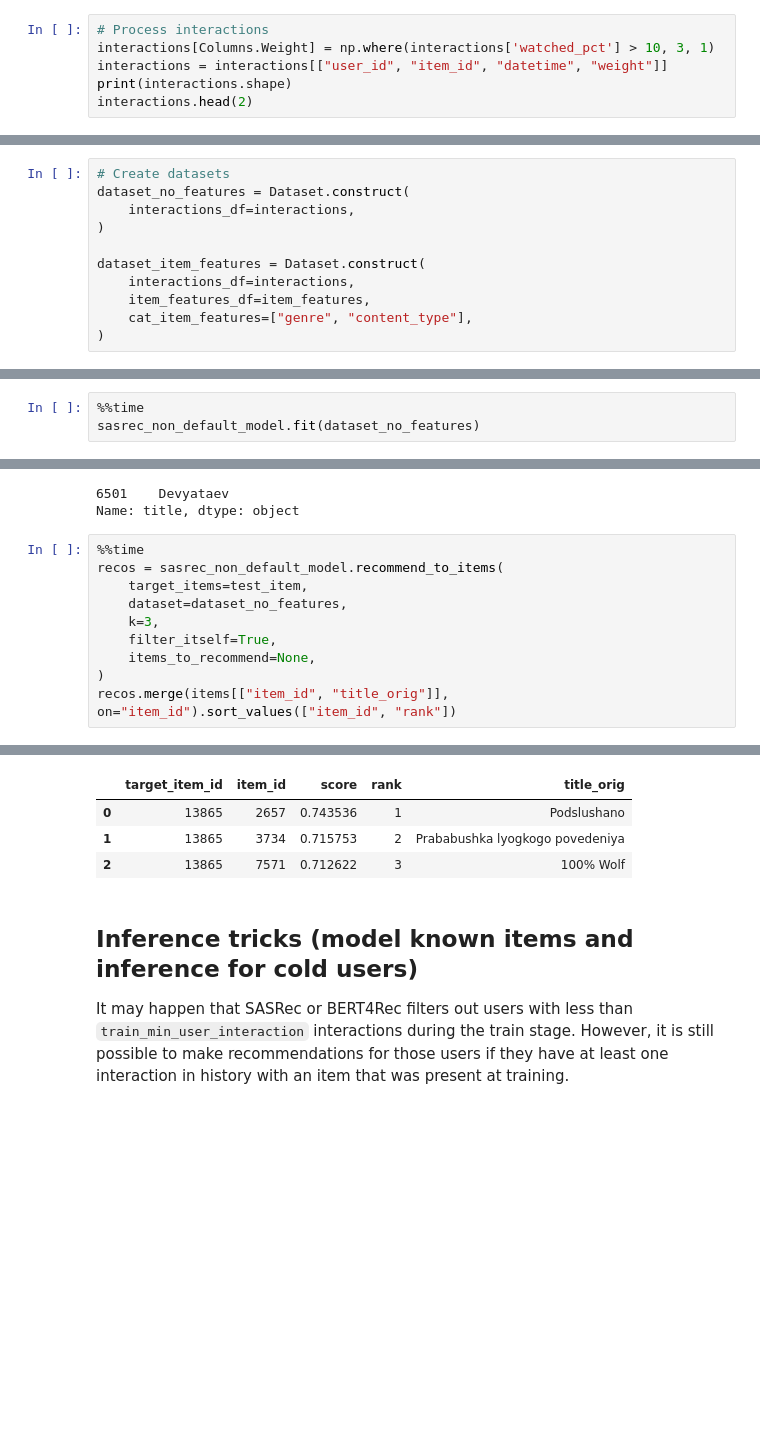
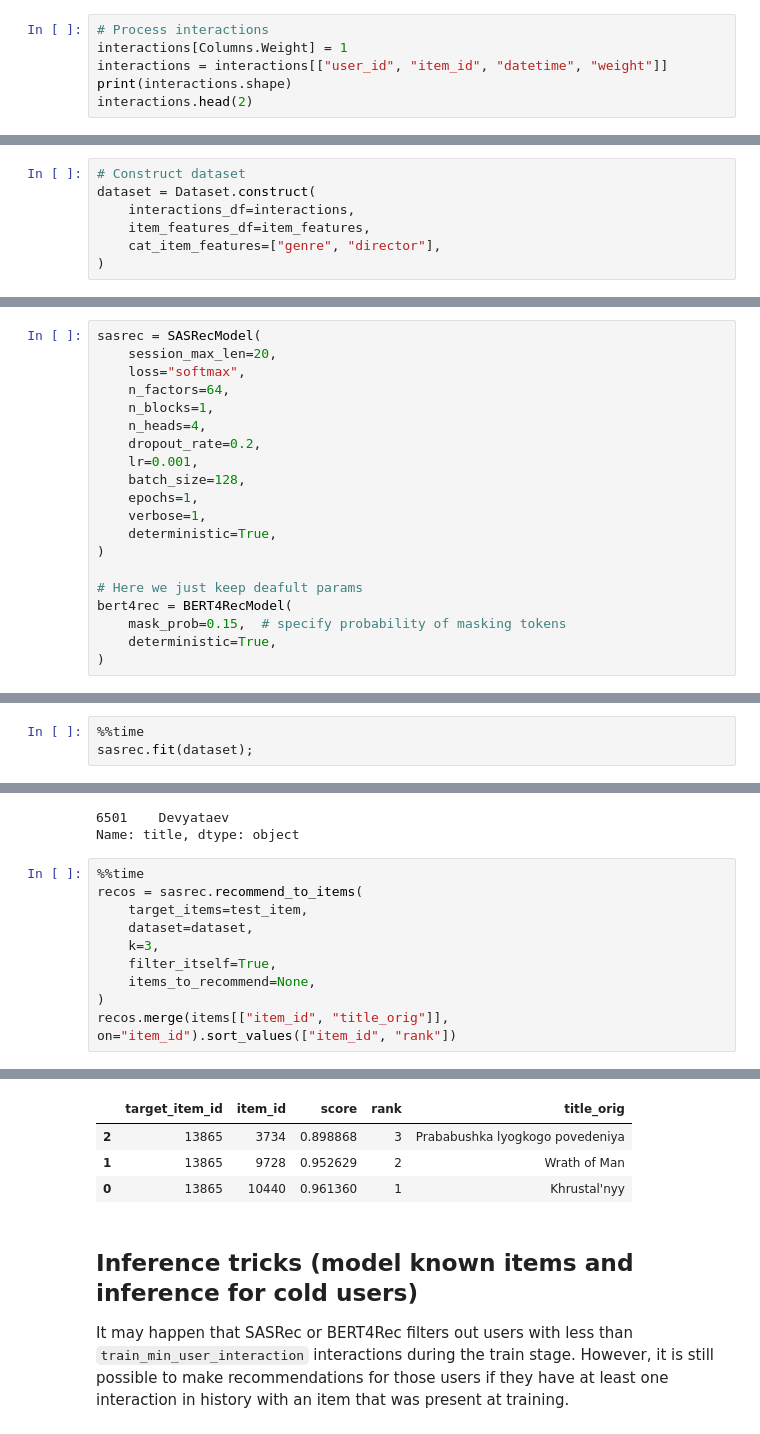
Before and after one commit to MobileTeleSystems/RecTools, a Jupyter notebook: examples/tutorials/transformers_tutorial.ipynb, the cells around one changed output, grey strips where cells are left out. Saved outputs shown, nothing was run; the diff lists cells and outputs as text; blank space fills up the shorter version.

```diff
--- a/examples/tutorials/transformers_tutorial.ipynb
+++ b/examples/tutorials/transformers_tutorial.ipynb
@@ -98,6 +109,6 @@ interactions.head(2)
 # %%
 # Process interactions
-interactions[Columns.Weight] = np.where(interactions['watched_pct'] > 10, 3, 1)
+interactions[Columns.Weight] = 1
 interactions = interactions[["user_id", "item_id", "datetime", "weight"]]
 print(interactions.shape)
 interactions.head(2)
@@ -135,15 +144,11 @@ item_features.head()
 | 0 | 10711 | melodrama | genre |
 | 1 | 2508 | foreign | genre |
 # %%
-# Create datasets
-dataset_no_features = Dataset.construct(
-    interactions_df=interactions,
-)
-
-dataset_item_features = Dataset.construct(
+# Construct dataset
+dataset = Dataset.construct(
     interactions_df=interactions,
     item_features_df=item_features,
-    cat_item_features=["genre", "content_type"],
+    cat_item_features=["genre", "director"],
 )
 # %%
 # Prepare test user
@@ -341,0 +317,20 @@ bert4rec_id_softmax_model = BERT4RecModel(
+# %%
+sasrec = SASRecModel(
+    session_max_len=20,
+    loss="softmax",
+    n_factors=64,
+    n_blocks=1,
+    n_heads=4,
+    dropout_rate=0.2,
+    lr=0.001,
+    batch_size=128,
+    epochs=1,
+    verbose=1,
+    deterministic=True,
+)
+
+# Here we just keep deafult params
+bert4rec = BERT4RecModel(
+    mask_prob=0.15,  # specify probability of masking tokens
+    deterministic=True,
+)
@@ -342,3 +344,3 @@ bert4rec_id_softmax_model = BERT4RecModel(
 # %%
 %%time
-sasrec_non_default_model.fit(dataset_no_features)
+sasrec.fit(dataset);
@@ -519,9 +626,9 @@ items[items['item_id'] == test_item[0]]["title"]
 Name: title, dtype: object
 # %%
 %%time
-recos = sasrec_non_default_model.recommend_to_items(
+recos = sasrec.recommend_to_items(
     target_items=test_item,
-    dataset=dataset_no_features,
+    dataset=dataset,
     k=3,
     filter_itself=True,
     items_to_recommend=None,
@@ -533,7 +640,7 @@ Wall time: 1.92 s
 |  | target_item_id | item_id | score | rank | title_orig |
-| 0 | 13865 | 2657 | 0.743536 | 1 | Podslushano |
-| 1 | 13865 | 3734 | 0.715753 | 2 | Prababushka lyogkogo povedeniya |
-| 2 | 13865 | 7571 | 0.712622 | 3 | 100% Wolf |
+| 2 | 13865 | 3734 | 0.898868 | 3 | Prababushka lyogkogo povedeniya |
+| 1 | 13865 | 9728 | 0.952629 | 2 | Wrath of Man |
+| 0 | 13865 | 10440 | 0.961360 | 1 | Khrustal'nyy |
 # %% [markdown]
 ## Inference tricks (model known items and inference for cold users)
 It may happen that SASRec or BERT4Rec filters out users with less than `train_min_user_interaction` interactions during the train stage. However, it is still possible to make recommendations for those users if they have at least one interaction in history with an item that was present at training.
```
Also changed, not shown: parts of 42 cells of this notebook.
